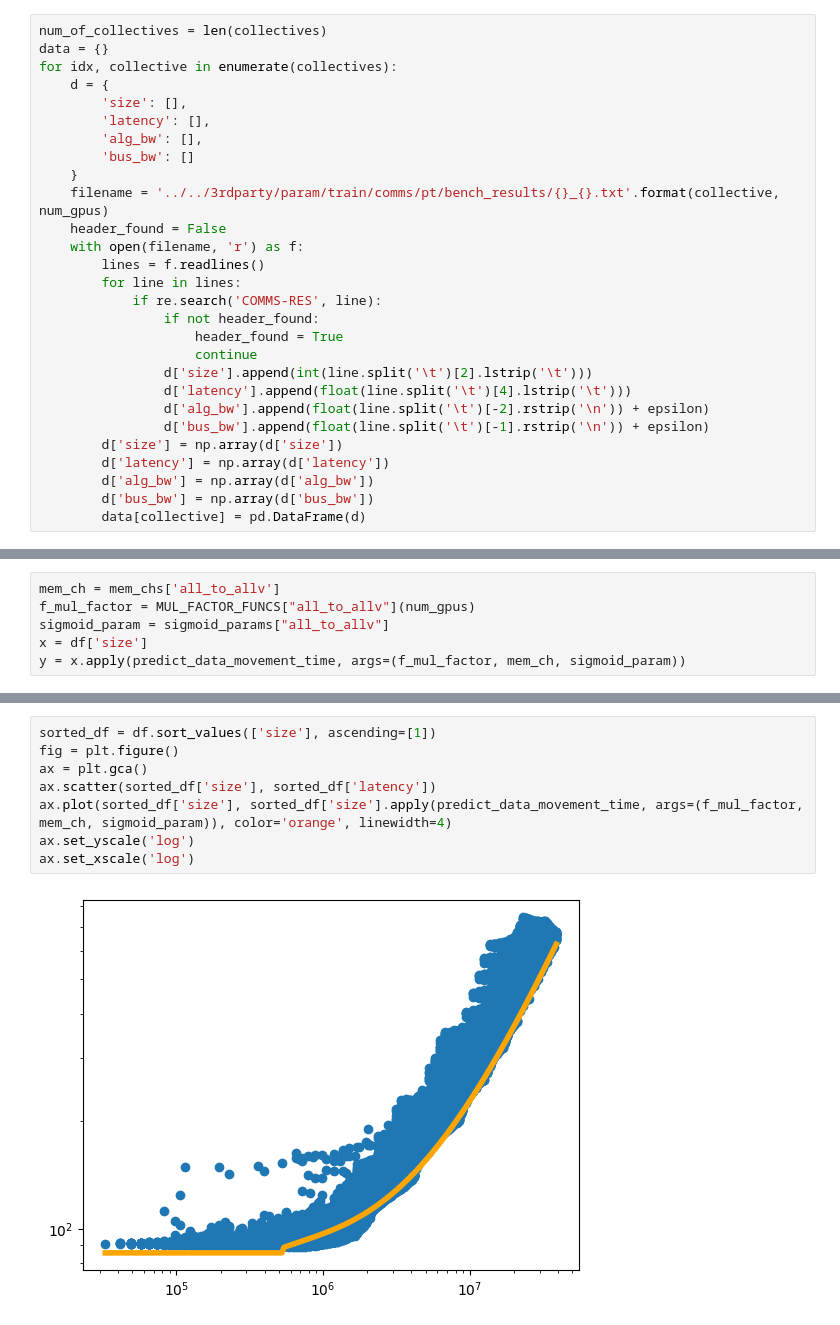
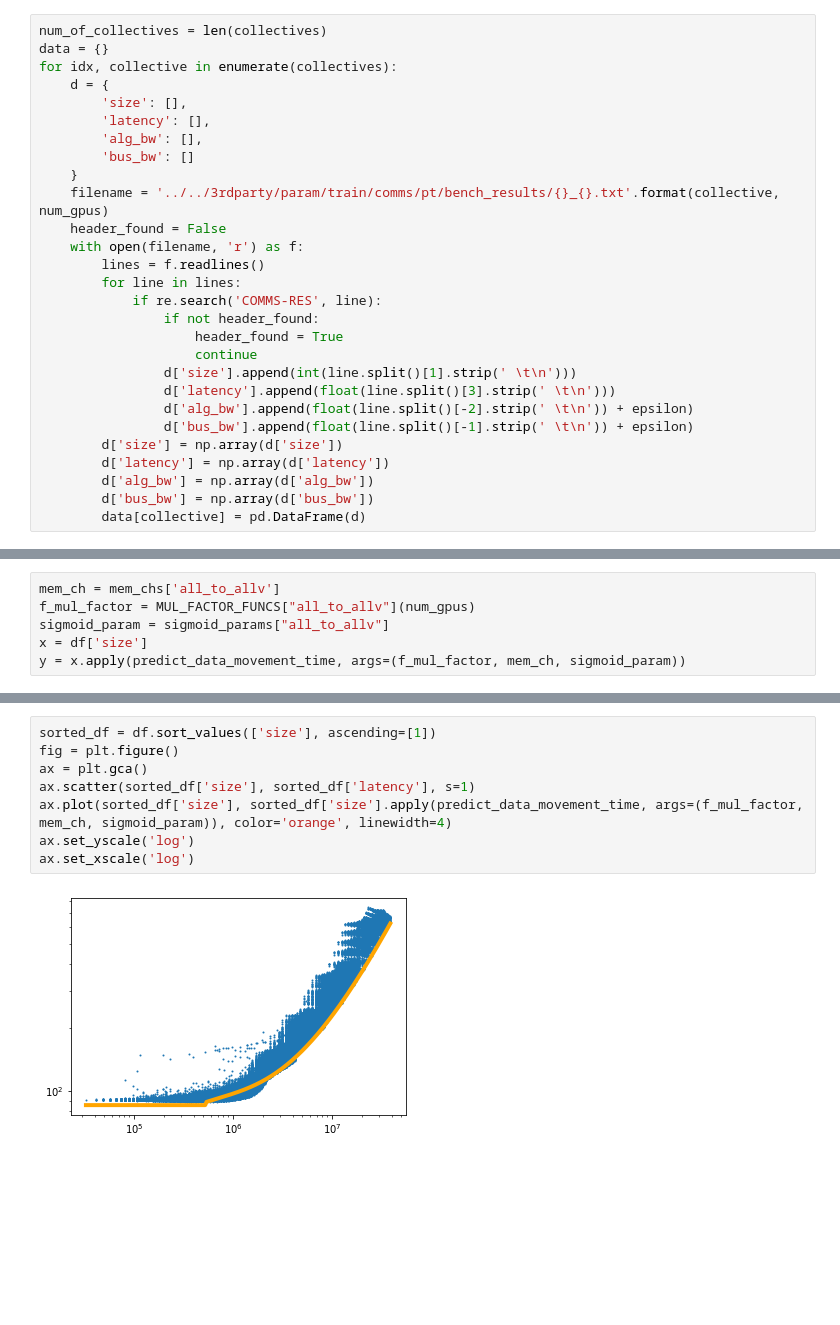
Before and after one commit to owensgroup/ml_perf_model, a Jupyter notebook: analysis/notebooks/comm_bench.ipynb, the cells around one changed output, grey strips where cells are left out. Cells and saved outputs as stored; diff of their text form; blank space fills up the shorter version.

```diff
--- a/analysis/notebooks/comm_bench.ipynb
+++ b/analysis/notebooks/comm_bench.ipynb
@@ -34,10 +33,10 @@ for idx, collective in enumerate(collectives):
                 if not header_found:
                     header_found = True
                     continue
-                d['size'].append(int(line.split('\t')[2].lstrip('\t')))
-                d['latency'].append(float(line.split('\t')[4].lstrip('\t')))
-                d['alg_bw'].append(float(line.split('\t')[-2].rstrip('\n')) + epsilon)
-                d['bus_bw'].append(float(line.split('\t')[-1].rstrip('\n')) + epsilon)
+                d['size'].append(int(line.split()[1].strip(' \t\n')))
+                d['latency'].append(float(line.split()[3].strip(' \t\n')))
+                d['alg_bw'].append(float(line.split()[-2].strip(' \t\n')) + epsilon)
+                d['bus_bw'].append(float(line.split()[-1].strip(' \t\n')) + epsilon)
         d['size'] = np.array(d['size'])
         d['latency'] = np.array(d['latency'])
         d['alg_bw'] = np.array(d['alg_bw'])
@@ -236,13 +235,13 @@ All to allv: GMAE: 6.73%, mean: 10.41%, std: 8.65%
 # %%
 sorted_df = df.sort_values(['size'], ascending=[1])
 fig = plt.figure()
 ax = plt.gca()
-ax.scatter(sorted_df['size'], sorted_df['latency'])
+ax.scatter(sorted_df['size'], sorted_df['latency'], s=1)
 ax.plot(sorted_df['size'], sorted_df['size'].apply(predict_data_movement_time, args=(f_mul_factor, mem_ch, sigmoid_param)), color='orange', linewidth=4)
 ax.set_yscale('log')
 ax.set_xscale('log')
 # %% [output]
-[figure, old version]
+[figure, new version]
 # %%
 # Exploration
 def get_adjusted_size(s, num_gpus, max_type):
```
Also changed, not shown: parts of 5 cells of this notebook, 1 other file.
